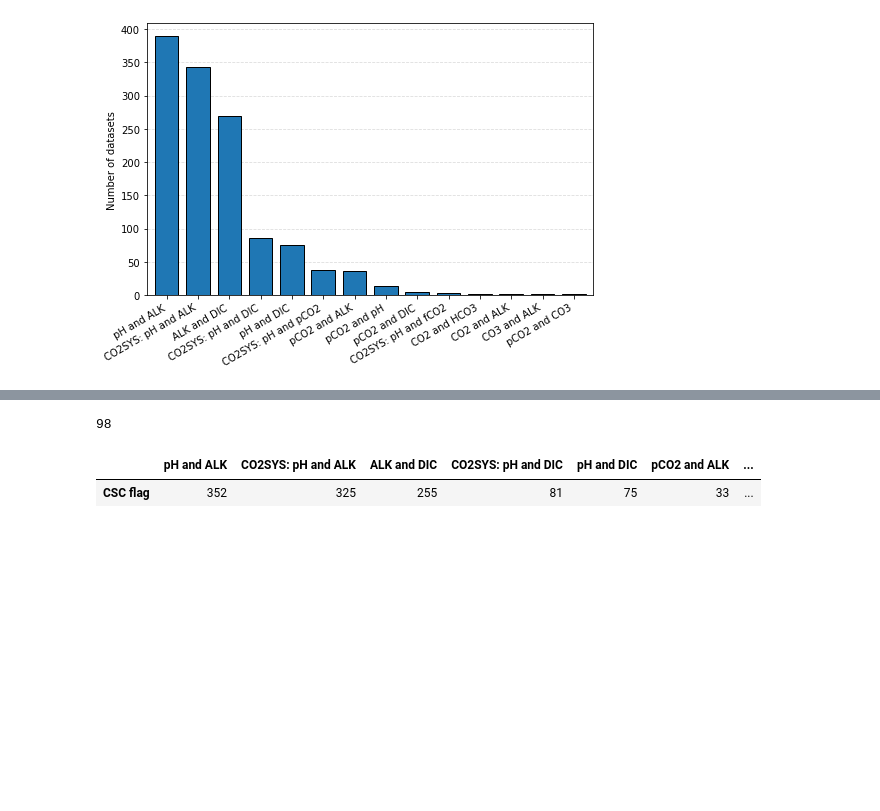
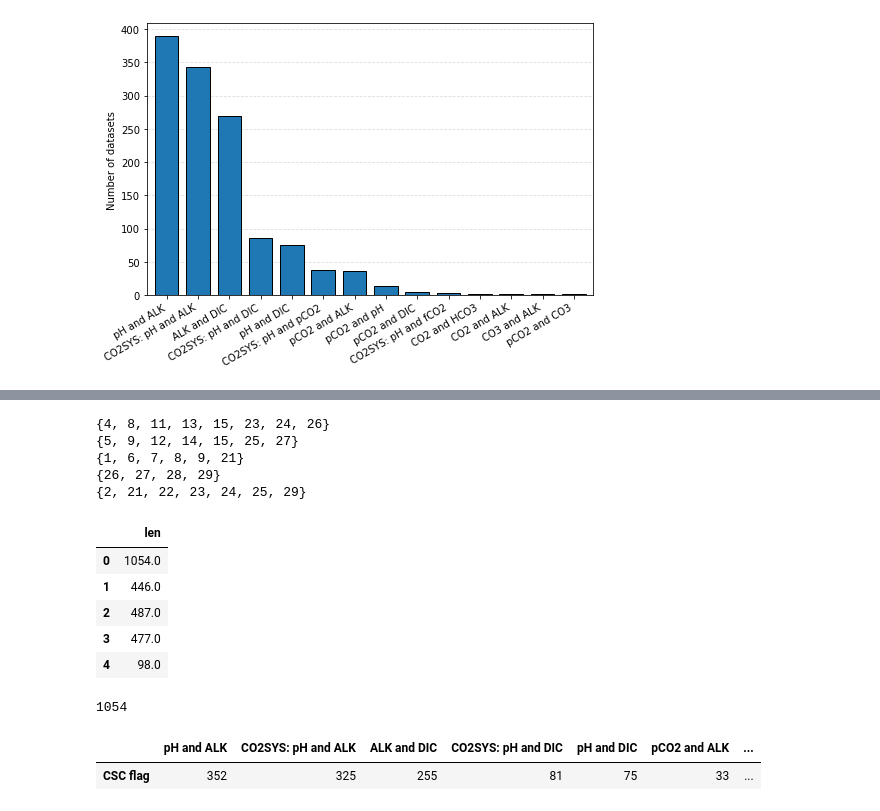
Before and after one commit to PBrockmann/PANGAEA_Scraping, a Jupyter notebook: PANGAEA_getData_ex1.py.ipynb, the cells around one changed output, grey strips where cells are left out. Cells and saved outputs as stored; diff of their text form; code cells hidden in the pictures; blank space fills up the shorter version.

```diff
--- a/PANGAEA_getData_ex1.py.ipynb
+++ b/PANGAEA_getData_ex1.py.ipynb
@@ -468,8 +466,28 @@ Name: CSC flag, Length: 1276, dtype: object
+# %%
+df = pd.DataFrame()
+for s in histoSets.keys():
+    print(histoSets[s]['values'])
+    df = df.append({'len': len(d2[d2['CSC flag'].apply(lambda x: bool(set(x) & histoSets[s]['values']))])},
+                   ignore_index=True)
+df
+# %% [output]
+{4, 8, 11, 13, 15, 23, 24, 26}
+{5, 9, 12, 14, 15, 25, 27}
+{1, 6, 7, 8, 9, 21}
+{26, 27, 28, 29}
+{2, 21, 22, 23, 24, 25, 29}
+|  | len |
+| 0 | 1054.0 |
+| 1 | 446.0 |
+| 2 | 487.0 |
+| 3 | 477.0 |
+| 4 | 98.0 |
 # %%
-#d2[d2['CSC flag'].apply(lambda x: bool(set(x) & set([2,13])))]
-len(d2[d2['CSC flag'].apply(lambda x: bool(set(x) & set5['values']))])
+h1 = len(d2[d2['CSC flag'].apply(lambda x: bool(set(x) & histoSets['set1']['values']))])
+
+print(h1)
 # %% [output]
-98
+1054
 # %%
 c = pd.DataFrame(b).transpose()
 c
```
Also changed, not shown: parts of 4 cells of this notebook.
